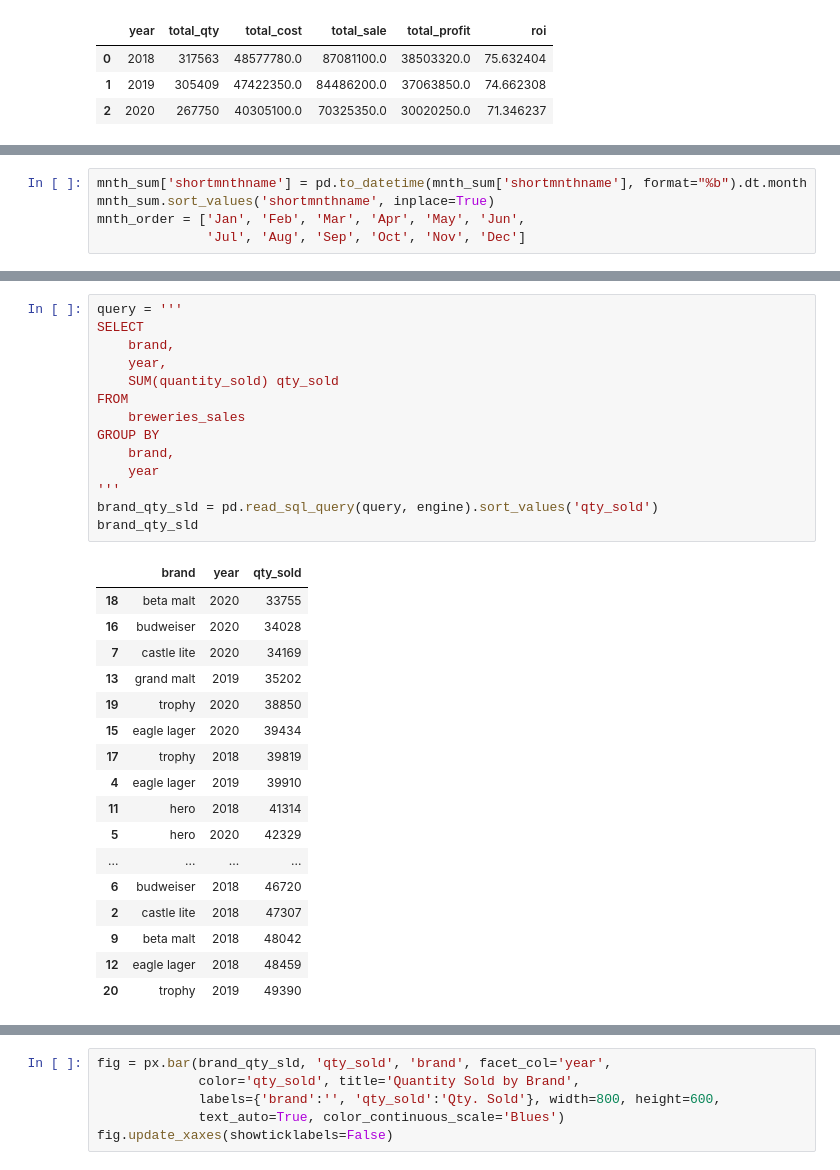
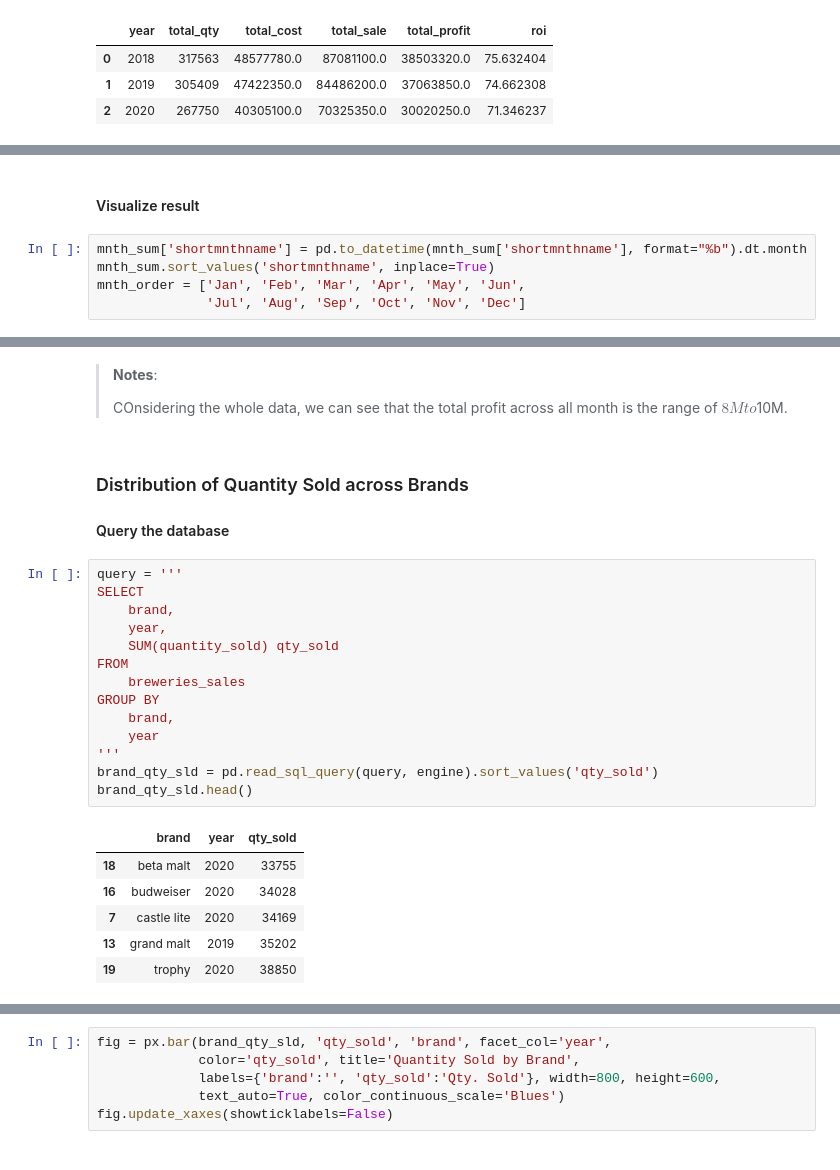
Before and after one commit to TelRich/International-Breweries-Analysis-with-SQL-and-Python, a Jupyter notebook: brew.ipynb, the cells around one changed output, grey strips where cells are left out. Drawn from its saved outputs; the diff is of its cells as text.

```diff
--- a/brew.ipynb
+++ b/brew.ipynb
@@ -235,3 +268,5 @@ mnth_sum
+# %% [markdown]
+#### Visualize result
 # %%
 mnth_sum['shortmnthname'] = pd.to_datetime(mnth_sum['shortmnthname'], format="%b").dt.month
 mnth_sum.sort_values('shortmnthname', inplace=True)
@@ -269,35 +304,32 @@ fig.update_layout(title='Monthly Overview', width=700,
                   )
 # %% [output]
 [interactive output not drawn]
+# %% [markdown]
+>**Notes**:
+>
+>COnsidering the whole data, we can see that the total profit across all month is the range of $8M to $10M.
+# %% [markdown]
+### Distribution of Quantity Sold across Brands
+
+#### Query the database
 # %%
 query = '''
 SELECT
     brand,
     year,
     SUM(quantity_sold) qty_sold
 FROM
     breweries_sales
 GROUP BY
     brand,
     year
 '''
 brand_qty_sld = pd.read_sql_query(query, engine).sort_values('qty_sold')
-brand_qty_sld
+brand_qty_sld.head()
 # %% [output]
 |  | brand | year | qty_sold |
 | 18 | beta malt | 2020 | 33755 |
 | 16 | budweiser | 2020 | 34028 |
 | 7 | castle lite | 2020 | 34169 |
 | 13 | grand malt | 2019 | 35202 |
 | 19 | trophy | 2020 | 38850 |
-| 15 | eagle lager | 2020 | 39434 |
-| 17 | trophy | 2018 | 39819 |
-| 4 | eagle lager | 2019 | 39910 |
-| 11 | hero | 2018 | 41314 |
-| 5 | hero | 2020 | 42329 |
-| ... | ... | ... | ... |
-| 6 | budweiser | 2018 | 46720 |
-| 2 | castle lite | 2018 | 47307 |
-| 9 | beta malt | 2018 | 48042 |
-| 12 | eagle lager | 2018 | 48459 |
-| 20 | trophy | 2019 | 49390 |
```
Also changed, not shown: parts of 17 cells of this notebook.
